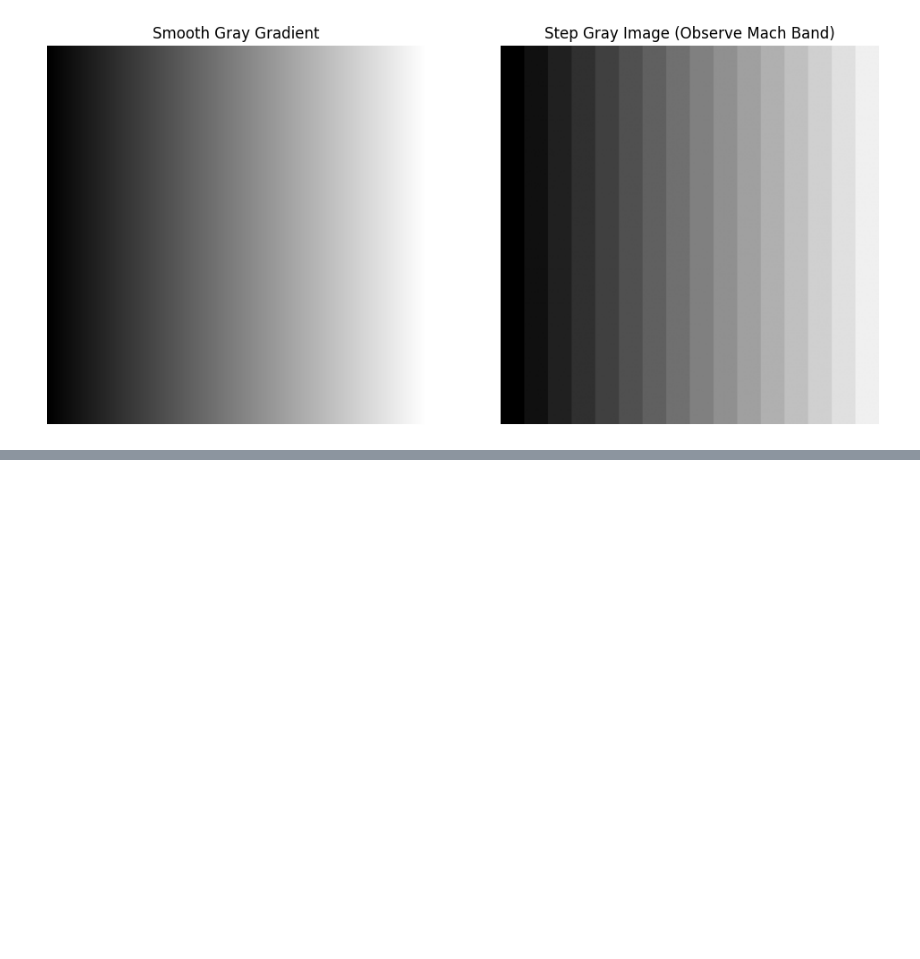
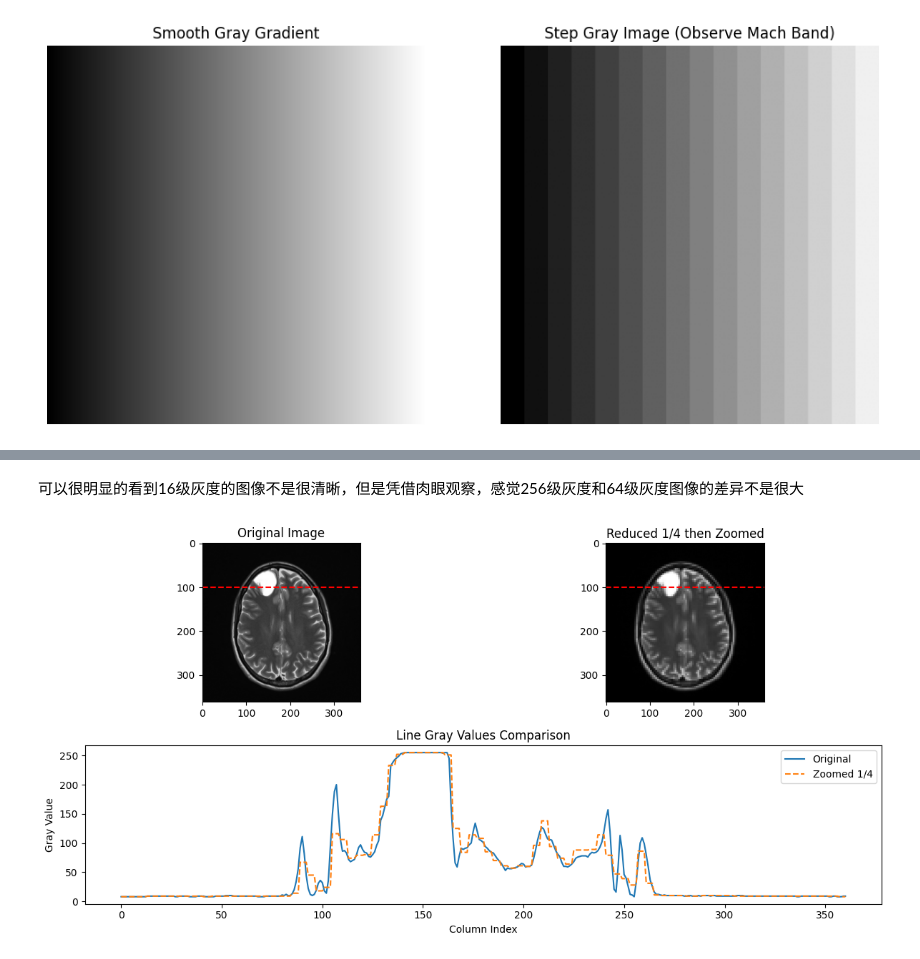
Before and after one commit to Ethereal-26857/DIP_project, a Jupyter notebook: LAB1_3230100700_final.ipynb, the cells around one changed output, grey strips where cells are left out. Drawn from its saved outputs; the diff is of its cells as text; code cells hidden in the pictures; blank space fills up the shorter version.

```diff
--- a/LAB1_3230100700_final.ipynb
+++ b/LAB1_3230100700_final.ipynb
@@ -33,0 +94,67 @@ plt.show()
+# %% [markdown]
+可以很明显的看到16级灰度的图像不是很清晰，但是凭借肉眼观察，感觉256级灰度和64级灰度图像的差异不是很大
+# %%
+# Project 3 Grey Image
+import scipy.io as sio
+import numpy as np
+import matplotlib.pyplot as plt
+import cv2  # 用于缩放操作
+
+# 参数设置
+mat_path = r"D:\课程\专业课\生物医学图像处理\lab1\lab1.mat"
+line_row = 100  # 比较的行
+N = 4           # 缩小/放大倍数
+
+# 读取 .mat 文件
+mat = sio.loadmat(mat_path)
+if 'data' in mat:
+    img = mat['data']
+else:
+    print(mat.keys())
+    raise ValueError("请确认 .mat 文件里图像变量名")
+
+# 确保是二维灰度图
+img = np.array(img, dtype=np.uint8)
+height, width = img.shape
+
+# 提取一行灰度值
+original_line = img[line_row, :]
+
+# 缩小图像
+small_img = cv2.resize(img, (width//N, height//N), interpolation=cv2.INTER_AREA)
+
+# 放大回原大小
+# -----------------------
+zoomed_img = cv2.resize(small_img, (width, height), interpolation=cv2.INTER_NEAREST)
+
+# 提取缩放后图像的同一行灰度值
+zoomed_line = zoomed_img[line_row, :]
+
+# 可视化对比
+plt.figure(figsize=(12, 6))
+
+# 原图
+plt.subplot(2, 2, 1)
+plt.title("Original Image")
+plt.imshow(img, cmap='gray')
+plt.axhline(y=line_row, color='r', linestyle='--')  # 标出比较行
+
+# 缩小后再放大图
+plt.subplot(2, 2, 2)
+plt.title(f"Reduced 1/{N} then Zoomed")
+plt.imshow(zoomed_img, cmap='gray')
+plt.axhline(y=line_row, color='r', linestyle='--')
+
+# 灰度值对比
+plt.subplot(2, 1, 2)
+plt.title("Line Gray Values Comparison")
+plt.plot(original_line, label="Original")
+plt.plot(zoomed_line, label=f"Zoomed 1/{N}", linestyle='--')
+plt.xlabel("Column Index")
+plt.ylabel("Gray Value")
+plt.legend()
+
+plt.tight_layout()
+plt.show()
+# %% [output]
+[figure, added]
```
Also changed, not shown: parts of 3 cells of this notebook, 2 other files.
